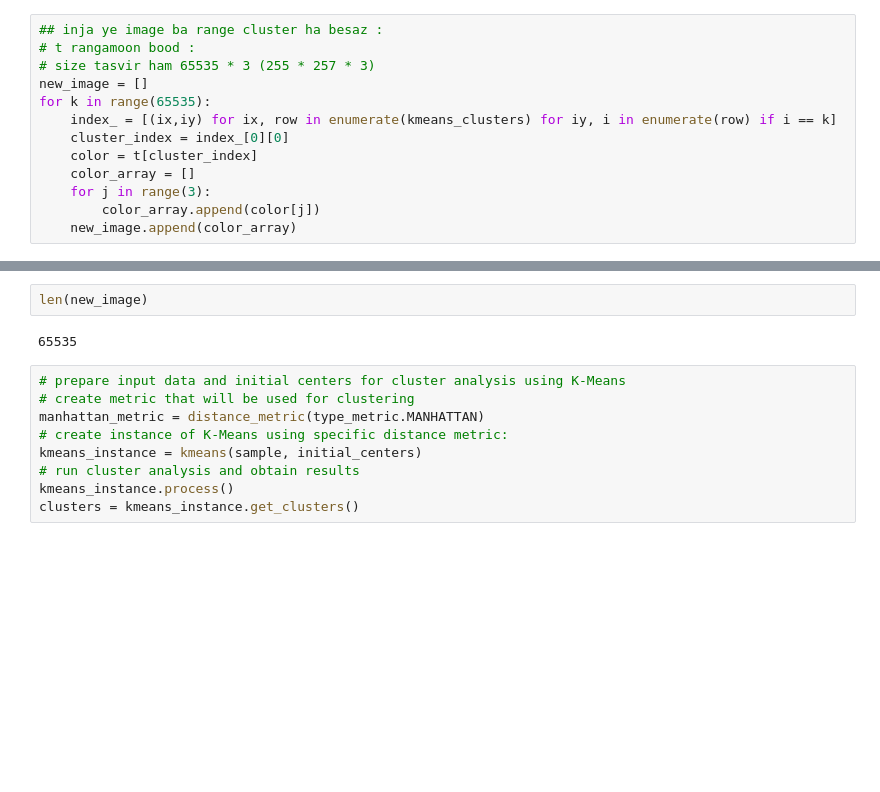
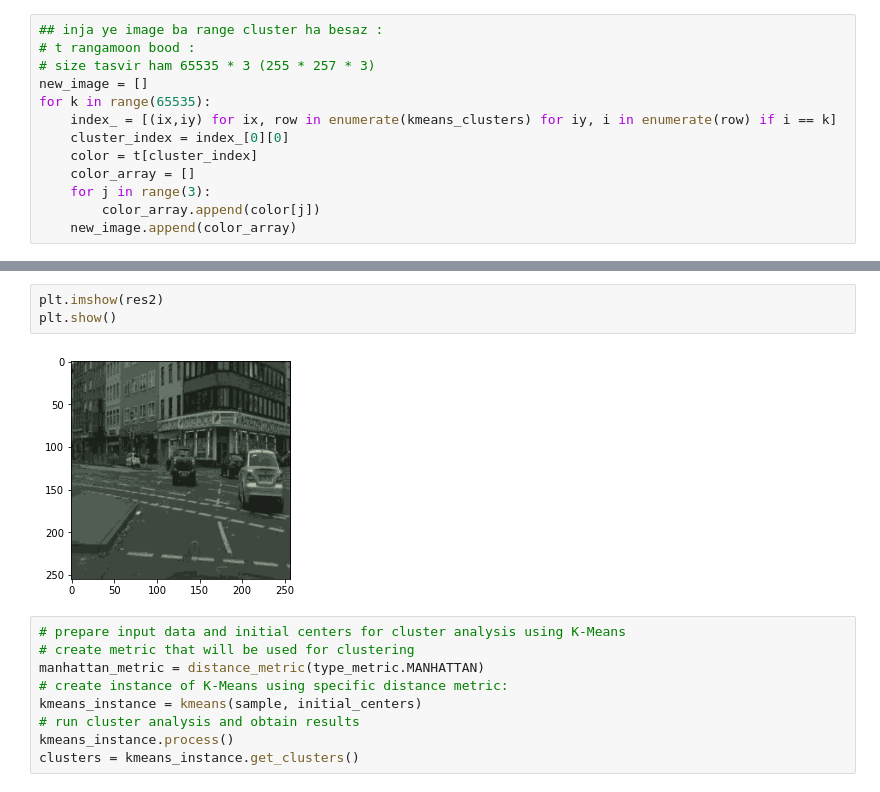
Before and after one commit to pr1266/kmeans_image_segmentation, a Jupyter notebook: test.ipynb, the cells around one changed output, grey strips where cells are left out. Saved outputs shown, nothing was run; the diff lists cells and outputs as text; blank space fills up the shorter version.

```diff
--- a/test.ipynb
+++ b/test.ipynb
@@ -151,7 +146,8 @@ cv.destroyAllWindows()
-# %%
-len(new_image)
-# %% [output]
-65535
+# %%
+plt.imshow(res2)
+plt.show()
+# %% [output]
+[figure, added]
 # %%
 # prepare input data and initial centers for cluster analysis using K-Means
 # create metric that will be used for clustering
```
Also changed, not shown: parts of 9 cells of this notebook.
